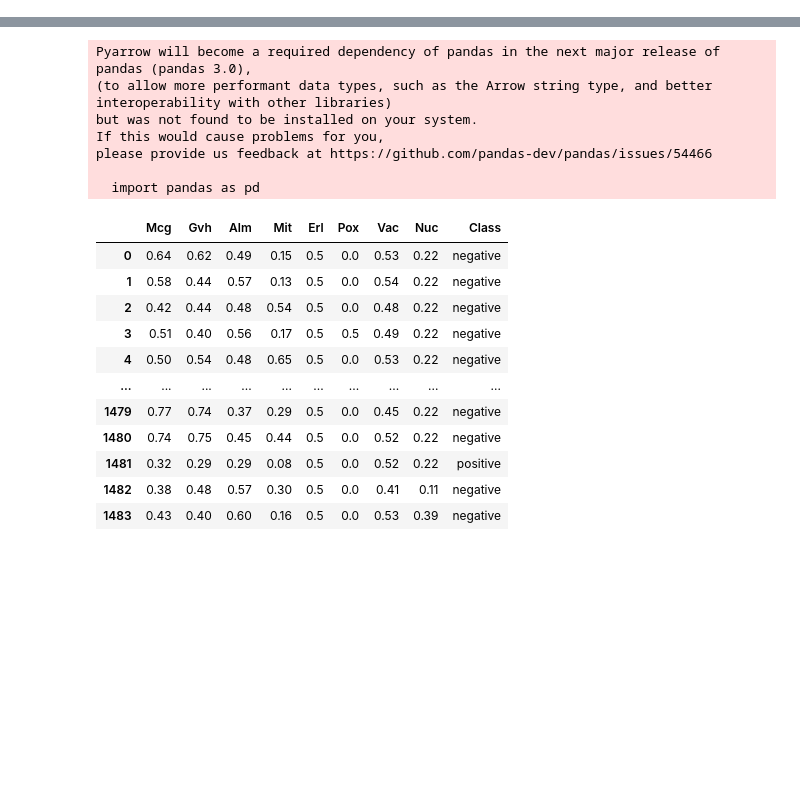
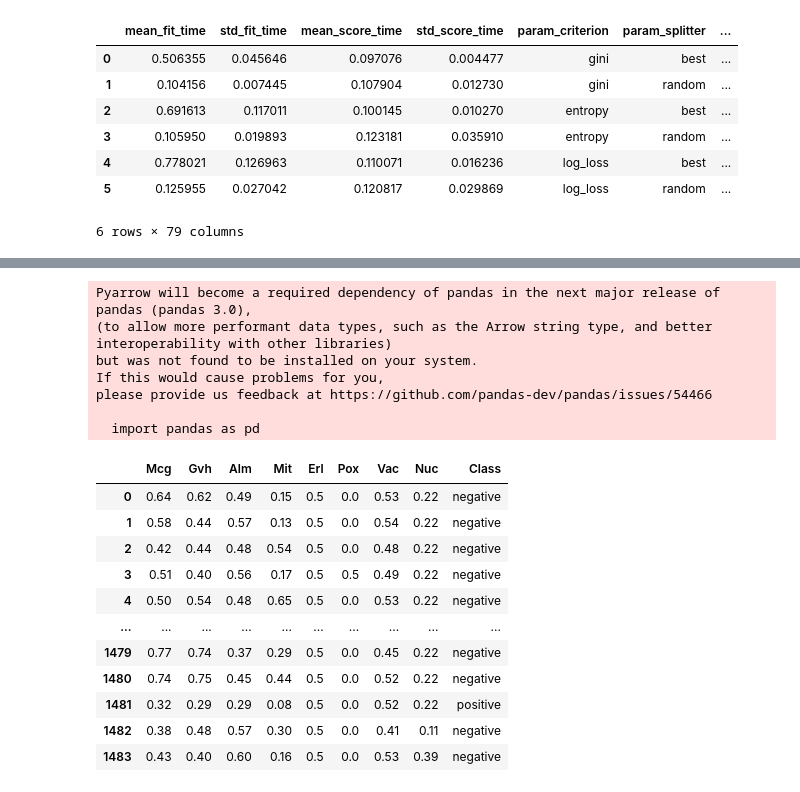
Before and after one commit to istiyaksiddiquee/thesis-work, a Jupyter notebook: appendix/data_separator.ipynb, the cells around one changed output, grey strips where cells are left out. Drawn from its saved outputs; the diff is of its cells as text; code cells hidden in the pictures; blank space fills up the shorter version.

Commit message:
updated for logging grid search fold result

```diff
--- a/appendix/data_separator.ipynb
+++ b/appendix/data_separator.ipynb
@@ -0,0 +47,12 @@
+# %%
+scorers_for_gridcv = {
+    "accuracy_score": make_scorer(accuracy_score),
+    "precision_0": make_scorer(precision_0, greater_is_better=True),
+    "precision_1": make_scorer(precision_1, greater_is_better=True),
+    "recall_0": make_scorer(recall_0, greater_is_better=True),
+    "recall_1": make_scorer(recall_1, greater_is_better=True),
+    "fbeta_score": make_scorer(fbeta_score, beta=0.5),
+    "balanced_accuracy_score": make_scorer(balanced_accuracy_score),
+    "average_precision_score": make_scorer(average_precision_score),
+    "roc_auc": make_scorer(roc_auc_score),
+}
@@ -0,0 +98,34 @@
+# %%
+try:
+    dt_grid = {
+        "criterion": ["gini", "entropy", "log_loss"],
+        "splitter": ["best", "random"]
+    }
+    dt_clf = DecisionTreeClassifier(random_state=random_state)
+
+    clf = GridSearchCV(
+        estimator=dt_clf,
+        cv=5,
+        refit='average_precision_score',
+        param_grid=dt_grid,
+        scoring=scorers_for_gridcv,
+        verbose=0,
+        n_jobs=-1,
+    )
+
+    dt_result = clf.fit(scaled_resampled_X_train, scaled_resampled_y_train)
+    cv_results = dt_result.cv_results_
+except Exception as error:
+    print(error)
+    pass
+# %%
+pd.DataFrame.from_dict(dt_result.cv_results_)
+# %% [output]
+|  | mean_fit_time | std_fit_time | mean_score_time | std_score_time | param_criterion | param_splitter | ... |
+| 0 | 0.506355 | 0.045646 | 0.097076 | 0.004477 | gini | best | ... |
+| 1 | 0.104156 | 0.007445 | 0.107904 | 0.012730 | gini | random | ... |
+| 2 | 0.691613 | 0.117011 | 0.100145 | 0.010270 | entropy | best | ... |
+| 3 | 0.105950 | 0.019893 | 0.123181 | 0.035910 | entropy | random | ... |
+| 4 | 0.778021 | 0.126963 | 0.110071 | 0.016236 | log_loss | best | ... |
+| 5 | 0.125955 | 0.027042 | 0.120817 | 0.029869 | log_loss | random | ... |
+6 rows × 79 columns
```
Also changed, not shown: parts of 6 cells of this notebook, 1 other file.
